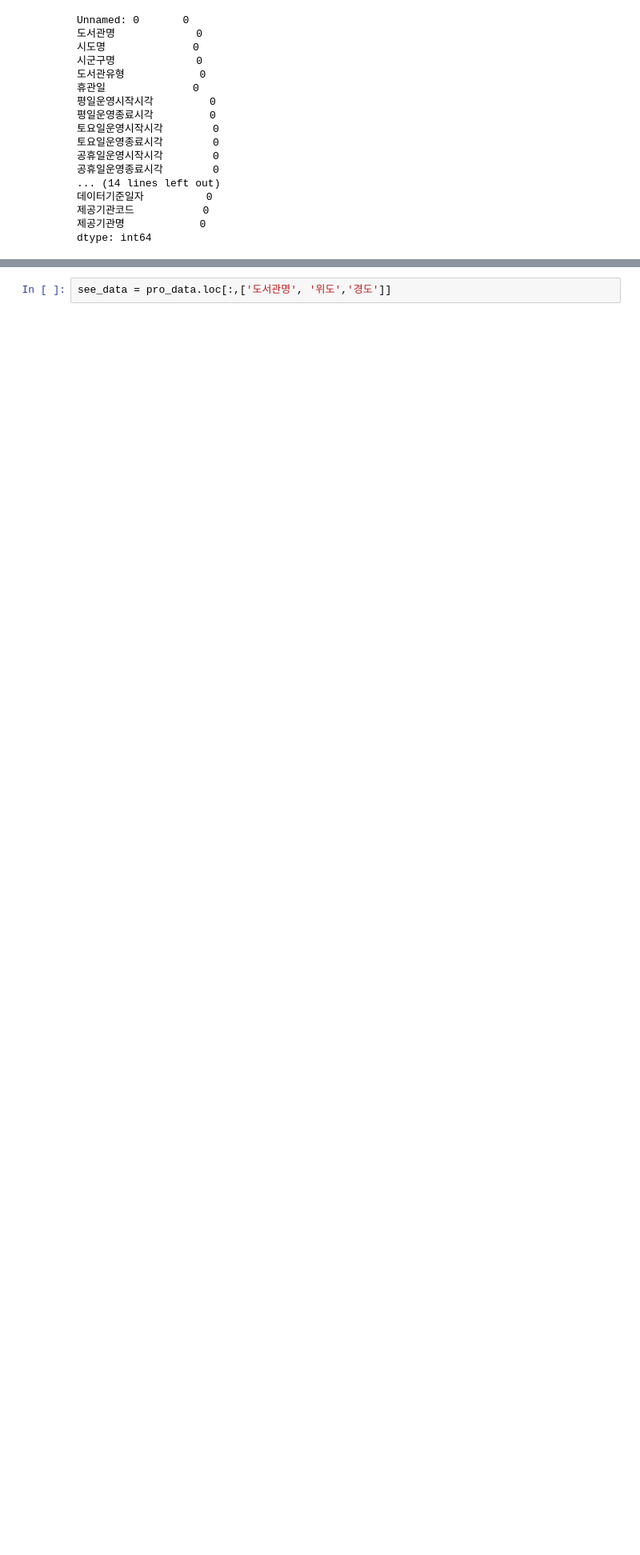
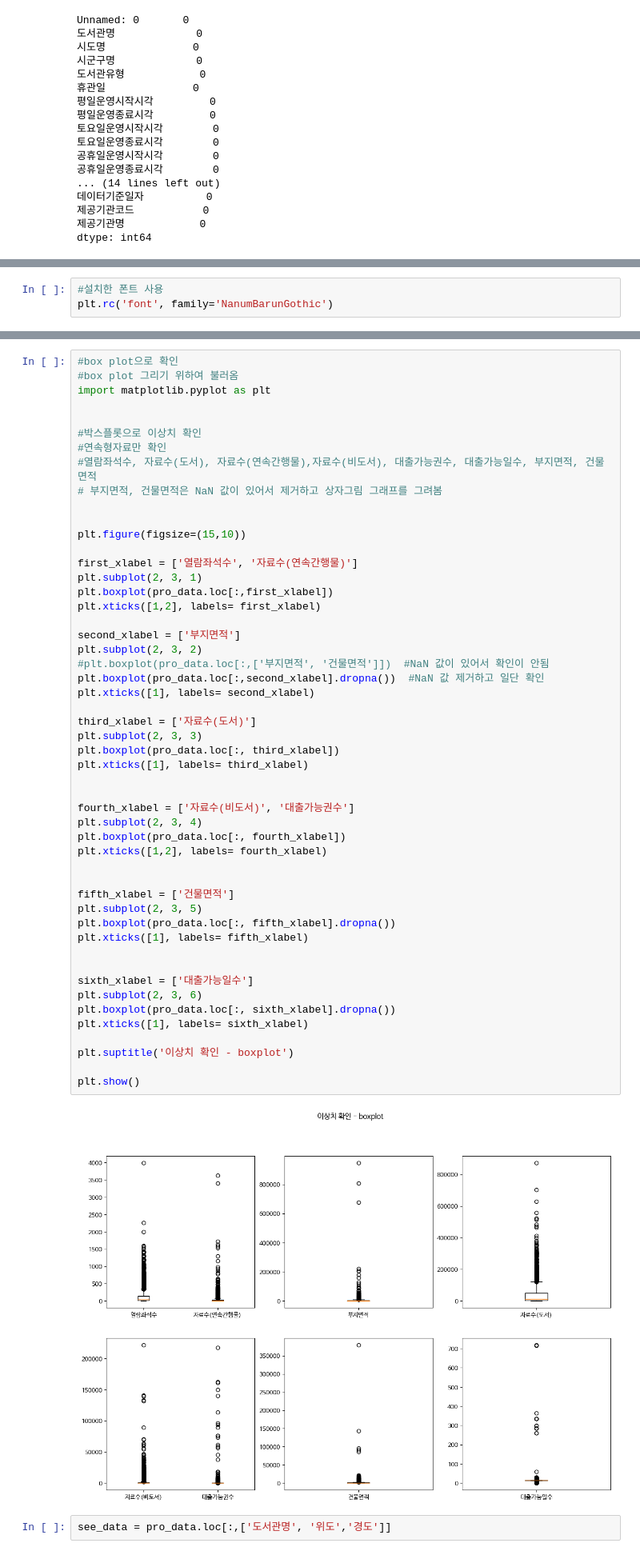
Before and after one commit to dev-hw/SeSAC-live_map, a Jupyter notebook: pro/1_도서관_프로젝트.ipynb, the cells around one changed output, grey strips where cells are left out. Shown at 80% size. Saved outputs shown, nothing was run; the diff lists cells and outputs as text; blank space fills up the shorter version.

Commit message:
상자그림 그리기
이상치 확인을 위한 그래프 그리는 중

```diff
--- a/pro/1_도서관_프로젝트.ipynb
+++ b/pro/1_도서관_프로젝트.ipynb
@@ -364,0 +418,3 @@ dtype: int64
+# %%
+#설치한 폰트 사용
+plt.rc('font', family='NanumBarunGothic')
@@ -365,3 +459,56 @@ dtype: int64
+# %%
+#box plot으로 확인
+#box plot 그리기 위하여 불러옴
+import matplotlib.pyplot as plt
+
+
+#박스플롯으로 이상치 확인
+#연속형자료만 확인
+#열람좌석수, 자료수(도서), 자료수(연속간행물),자료수(비도서), 대출가능권수, 대출가능일수, 부지면적, 건물면적
+# 부지면적, 건물면적은 NaN 값이 있어서 제거하고 상자그림 그래프를 그려봄
+
+
+plt.figure(figsize=(15,10))
+
+first_xlabel = ['열람좌석수', '자료수(연속간행물)']
+plt.subplot(2, 3, 1)
+plt.boxplot(pro_data.loc[:,first_xlabel])
+plt.xticks([1,2], labels= first_xlabel)
+
+second_xlabel = ['부지면적']
+plt.subplot(2, 3, 2)
+#plt.boxplot(pro_data.loc[:,['부지면적', '건물면적']])  #NaN 값이 있어서 확인이 안됨
+plt.boxplot(pro_data.loc[:,second_xlabel].dropna())  #NaN 값 제거하고 일단 확인
+plt.xticks([1], labels= second_xlabel)
+
+third_xlabel = ['자료수(도서)']
+plt.subplot(2, 3, 3)
+plt.boxplot(pro_data.loc[:, third_xlabel])
+plt.xticks([1], labels= third_xlabel)
+
+
+fourth_xlabel = ['자료수(비도서)', '대출가능권수']
+plt.subplot(2, 3, 4)
+plt.boxplot(pro_data.loc[:, fourth_xlabel])
+plt.xticks([1,2], labels= fourth_xlabel)
+
+
+fifth_xlabel = ['건물면적']
+plt.subplot(2, 3, 5)
+plt.boxplot(pro_data.loc[:, fifth_xlabel].dropna())
+plt.xticks([1], labels= fifth_xlabel)
+
+
+sixth_xlabel = ['대출가능일수']
+plt.subplot(2, 3, 6)
+plt.boxplot(pro_data.loc[:, sixth_xlabel].dropna())
+plt.xticks([1], labels= sixth_xlabel)
+
+plt.suptitle('이상치 확인 - boxplot')
+
+plt.show()
+# %% [output]
+[figure, added]
 # %%
 see_data = pro_data.loc[:,['도서관명', '위도','경도']]
 # %% [markdown]
```
Also changed, not shown: parts of 10 cells of this notebook.
